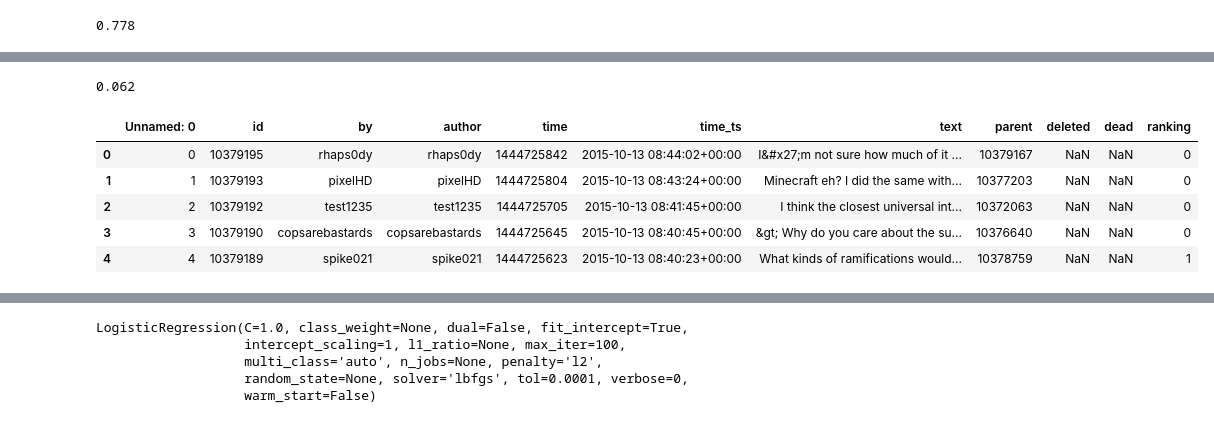
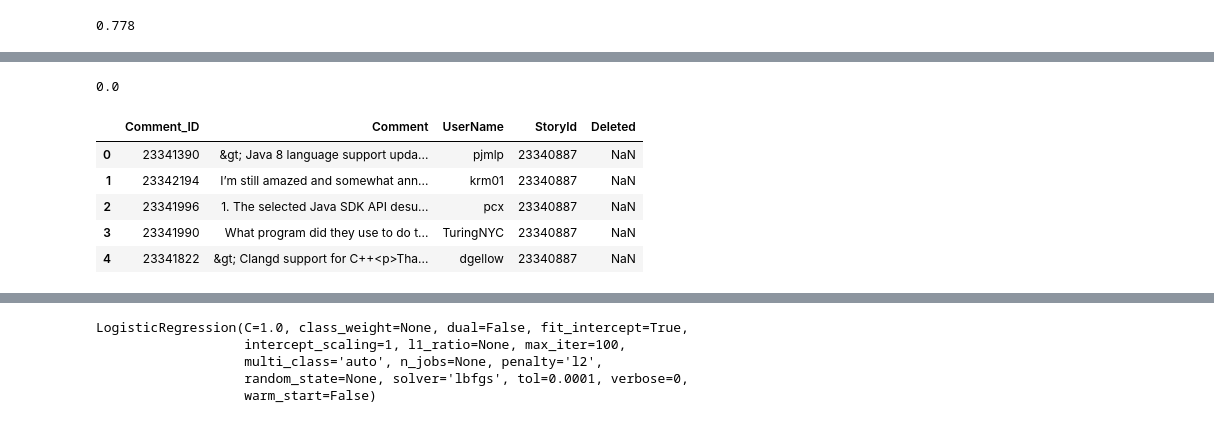
Before and after one commit to LSDS-BW-Saltiest-Hackers-2/DS, a Jupyter notebook: negative_author_rank.ipynb, the cells around one changed output, grey strips where cells are left out. Saved outputs shown, nothing was run; the diff lists cells and outputs as text; code cells hidden in the pictures.

```diff
--- a/negative_author_rank.ipynb
+++ b/negative_author_rank.ipynb
@@ -69,15 +74,17 @@ df = pd.read_csv('https://raw.githubusercontent.com/Saltiest-Hackers/ML-Engineer
+# %%
+df = pd.read_csv('/content/largedatacomment.csv')
 # %%
-analyze_sentiment_vader_lexicon(df['text'][0])
+analyze_sentiment_vader_lexicon(df['Comment'][0])
 # %% [output]
-0.062
+0.0
 # %%
-df = df.dropna(subset=['text'])
+df = df.dropna(subset=['Comment'])
 df.head()
 # %% [output]
-|  | Unnamed: 0 | id | by | author | time | time_ts | text | parent | deleted | dead | ranking |
-| 0 | 0 | 10379195 | rhaps0dy | rhaps0dy | 1444725842 | 2015-10-13 08:44:02+00:00 | I&#x27;m not sure how much of it ... | 10379167 | NaN | NaN | 0 |
-| 1 | 1 | 10379193 | pixelHD | pixelHD | 1444725804 | 2015-10-13 08:43:24+00:00 | Minecraft eh? I did the same with... | 10377203 | NaN | NaN | 0 |
-| 2 | 2 | 10379192 | test1235 | test1235 | 1444725705 | 2015-10-13 08:41:45+00:00 | I think the closest universal int... | 10372063 | NaN | NaN | 0 |
-| 3 | 3 | 10379190 | copsarebastards | copsarebastards | 1444725645 | 2015-10-13 08:40:45+00:00 | &gt; Why do you care about the su... | 10376640 | NaN | NaN | 0 |
-| 4 | 4 | 10379189 | spike021 | spike021 | 1444725623 | 2015-10-13 08:40:23+00:00 | What kinds of ramifications would... | 10378759 | NaN | NaN | 1 |
+|  | Comment_ID | Comment | UserName | StoryId | Deleted |
+| 0 | 23341390 | &gt; Java 8 language support upda... | pjmlp | 23340887 | NaN |
+| 1 | 23342194 | I’m still amazed and somewhat ann... | krm01 | 23340887 | NaN |
+| 2 | 23341996 | 1. The selected Java SDK API desu... | pcx | 23340887 | NaN |
+| 3 | 23341990 | What program did they use to do t... | TuringNYC | 23340887 | NaN |
+| 4 | 23341822 | &gt; Clangd support for C++<p>Tha... | dgellow | 23340887 | NaN |
 # %%
```
Also changed, not shown: parts of 16 cells of this notebook.
